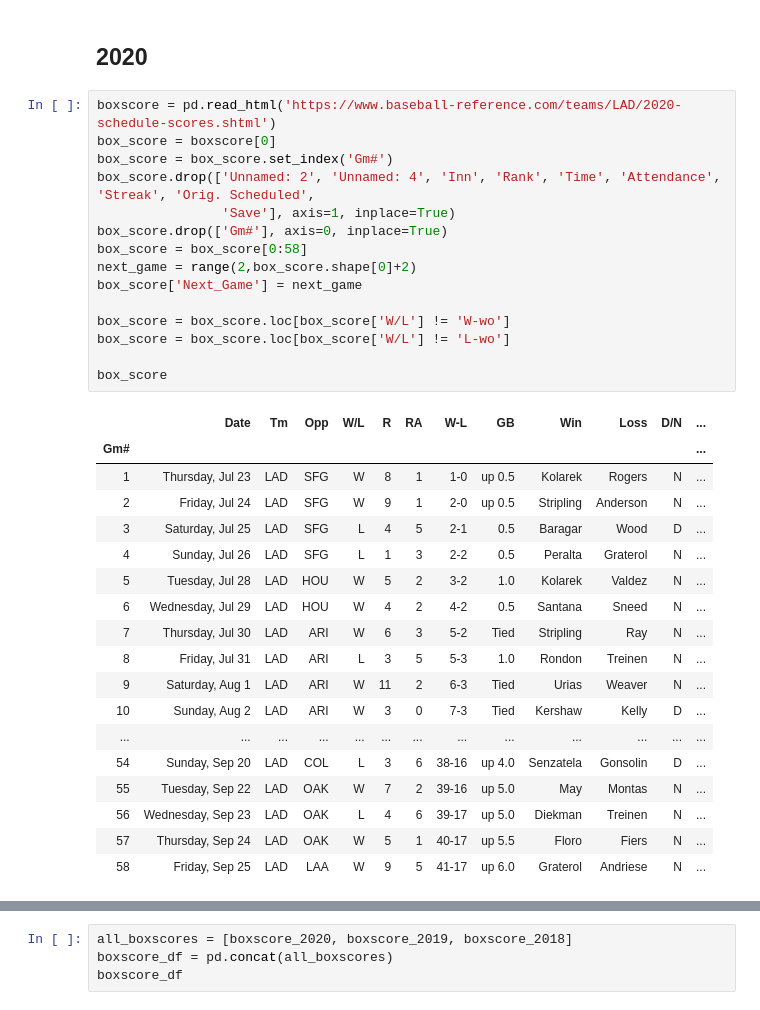
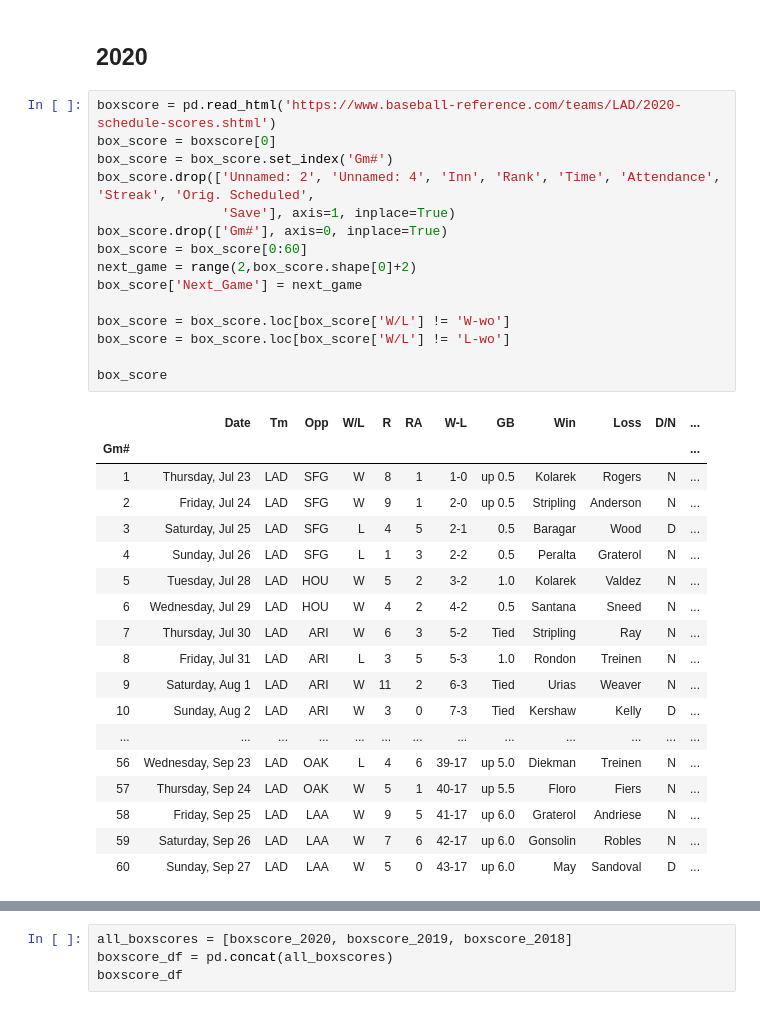
Before and after one commit to CoachCooz/Capstone-, a Jupyter notebook: Modeling.ipynb, the cells around one changed output, grey strips where cells are left out. Cells and saved outputs as stored; diff of their text form.

```diff
--- a/Modeling.ipynb
+++ b/Modeling.ipynb
@@ -69,37 +69,37 @@ As mentioned previously, since the 2020 season is currently ongoing, the data wi
 # %%
 boxscore = pd.read_html('https://www.baseball-reference.com/teams/LAD/2020-schedule-scores.shtml')
 box_score = boxscore[0]
 box_score = box_score.set_index('Gm#')
 box_score.drop(['Unnamed: 2', 'Unnamed: 4', 'Inn', 'Rank', 'Time', 'Attendance', 'Streak', 'Orig. Scheduled',
                 'Save'], axis=1, inplace=True)
 box_score.drop(['Gm#'], axis=0, inplace=True)
-box_score = box_score[0:58]
+box_score = box_score[0:60]
 next_game = range(2,box_score.shape[0]+2)
 box_score['Next_Game'] = next_game
 
 box_score = box_score.loc[box_score['W/L'] != 'W-wo']
 box_score = box_score.loc[box_score['W/L'] != 'L-wo']
 
 box_score
 # %% [output]
 |  | Date | Tm | Opp | W/L | R | RA | W-L | GB | Win | Loss | D/N | ... |
 | Gm# |  |  |  |  |  |  |  |  |  |  |  | ... |
 | 1 | Thursday, Jul 23 | LAD | SFG | W | 8 | 1 | 1-0 | up 0.5 | Kolarek | Rogers | N | ... |
 | 2 | Friday, Jul 24 | LAD | SFG | W | 9 | 1 | 2-0 | up 0.5 | Stripling | Anderson | N | ... |
 | 3 | Saturday, Jul 25 | LAD | SFG | L | 4 | 5 | 2-1 | 0.5 | Baragar | Wood | D | ... |
 | 4 | Sunday, Jul 26 | LAD | SFG | L | 1 | 3 | 2-2 | 0.5 | Peralta | Graterol | N | ... |
 | 5 | Tuesday, Jul 28 | LAD | HOU | W | 5 | 2 | 3-2 | 1.0 | Kolarek | Valdez | N | ... |
 | 6 | Wednesday, Jul 29 | LAD | HOU | W | 4 | 2 | 4-2 | 0.5 | Santana | Sneed | N | ... |
 | 7 | Thursday, Jul 30 | LAD | ARI | W | 6 | 3 | 5-2 | Tied | Stripling | Ray | N | ... |
 | 8 | Friday, Jul 31 | LAD | ARI | L | 3 | 5 | 5-3 | 1.0 | Rondon | Treinen | N | ... |
 | 9 | Saturday, Aug 1 | LAD | ARI | W | 11 | 2 | 6-3 | Tied | Urias | Weaver | N | ... |
 | 10 | Sunday, Aug 2 | LAD | ARI | W | 3 | 0 | 7-3 | Tied | Kershaw | Kelly | D | ... |
 | ... | ... | ... | ... | ... | ... | ... | ... | ... | ... | ... | ... | ... |
-| 54 | Sunday, Sep 20 | LAD | COL | L | 3 | 6 | 38-16 | up 4.0 | Senzatela | Gonsolin | D | ... |
-| 55 | Tuesday, Sep 22 | LAD | OAK | W | 7 | 2 | 39-16 | up 5.0 | May | Montas | N | ... |
 | 56 | Wednesday, Sep 23 | LAD | OAK | L | 4 | 6 | 39-17 | up 5.0 | Diekman | Treinen | N | ... |
 | 57 | Thursday, Sep 24 | LAD | OAK | W | 5 | 1 | 40-17 | up 5.5 | Floro | Fiers | N | ... |
 | 58 | Friday, Sep 25 | LAD | LAA | W | 9 | 5 | 41-17 | up 6.0 | Graterol | Andriese | N | ... |
+| 59 | Saturday, Sep 26 | LAD | LAA | W | 7 | 6 | 42-17 | up 6.0 | Gonsolin | Robles | N | ... |
+| 60 | Sunday, Sep 27 | LAD | LAA | W | 5 | 0 | 43-17 | up 6.0 | May | Sandoval | D | ... |
 # %%
 next_game_outcome_2020 = box_score.drop(['Date', 'Tm', 'Opp', 'R', 'RA', 'W-L', 'GB', 'Win', 'Loss', 'D/N',
                                          'Next_Game'], axis=1)
```
Also changed, not shown: parts of 20 cells of this notebook, 9 other files.
